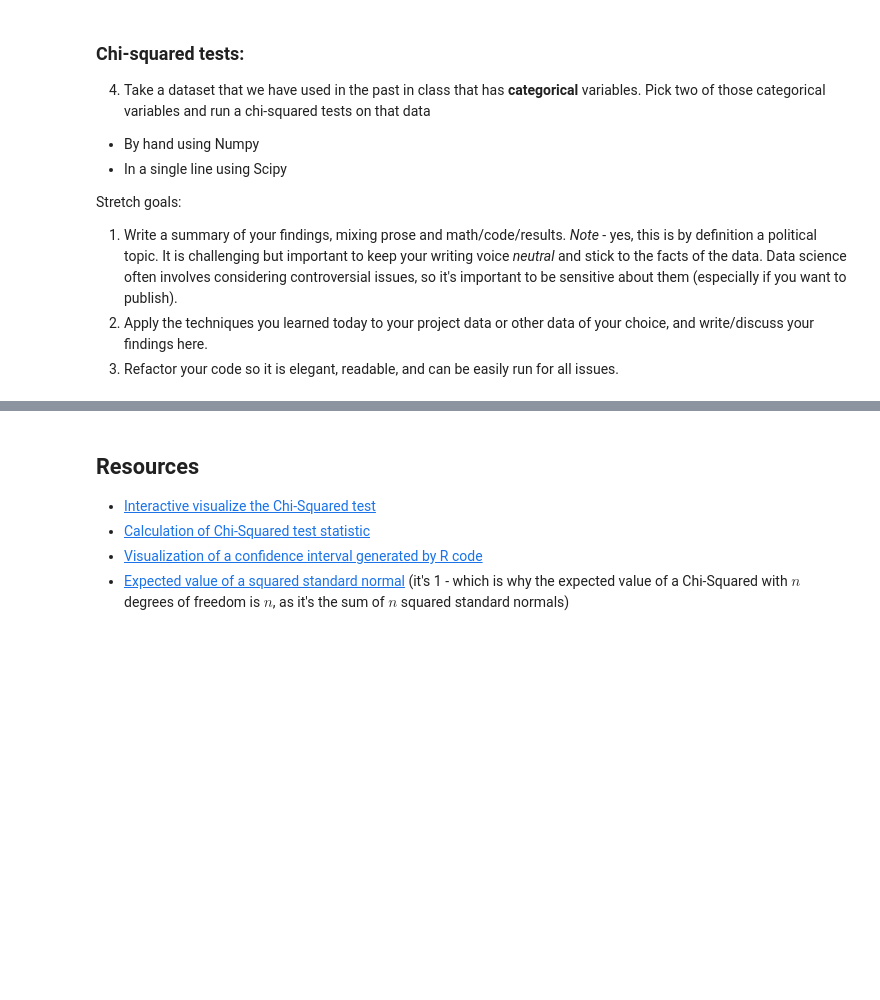
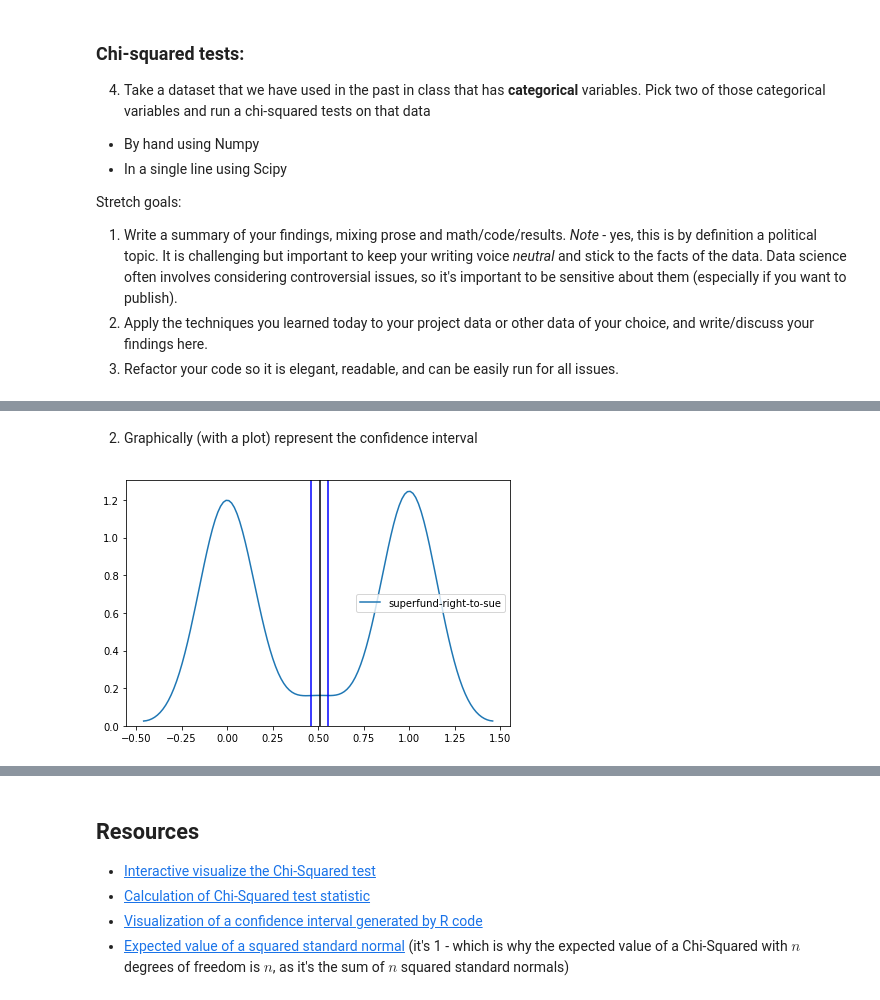
Before and after one commit to alastra32/DS-Unit-1-Sprint-3-Statistical-Tests-and-Experiments, a Jupyter notebook: module2-sampling-confidence-intervals-and-hypothesis-testing/LS_DS6_132_Sampling_Confidence_Intervals_and_Hypothesis_Testing.ipynb, the cells around one changed output, grey strips where cells are left out. Saved outputs shown, nothing was run; the diff lists cells and outputs as text; code cells hidden in the pictures; blank space fills up the shorter version.

```diff
--- a/module2-sampling-confidence-intervals-and-hypothesis-testing/LS_DS6_132_Sampling_Confidence_Intervals_and_Hypothesis_Testing.ipynb
+++ b/module2-sampling-confidence-intervals-and-hypothesis-testing/LS_DS6_132_Sampling_Confidence_Intervals_and_Hypothesis_Testing.ipynb
@@ -570,0 +746,10 @@ Stretch goals:
+# %% [markdown]
+2. Graphically (with a plot) represent the confidence interval
+# %%
+sns.kdeplot(sample1)
+plt.axvline(x=sample_mean1, color='k')
+plt.axvline(x=confidence_interval1[0], color='b')
+plt.axvline(x=confidence_interval1[1], color='b');
+plt.tight_layout()
+# %% [output]
+[figure, added]
```
Also changed, not shown: parts of 30 cells of this notebook.
